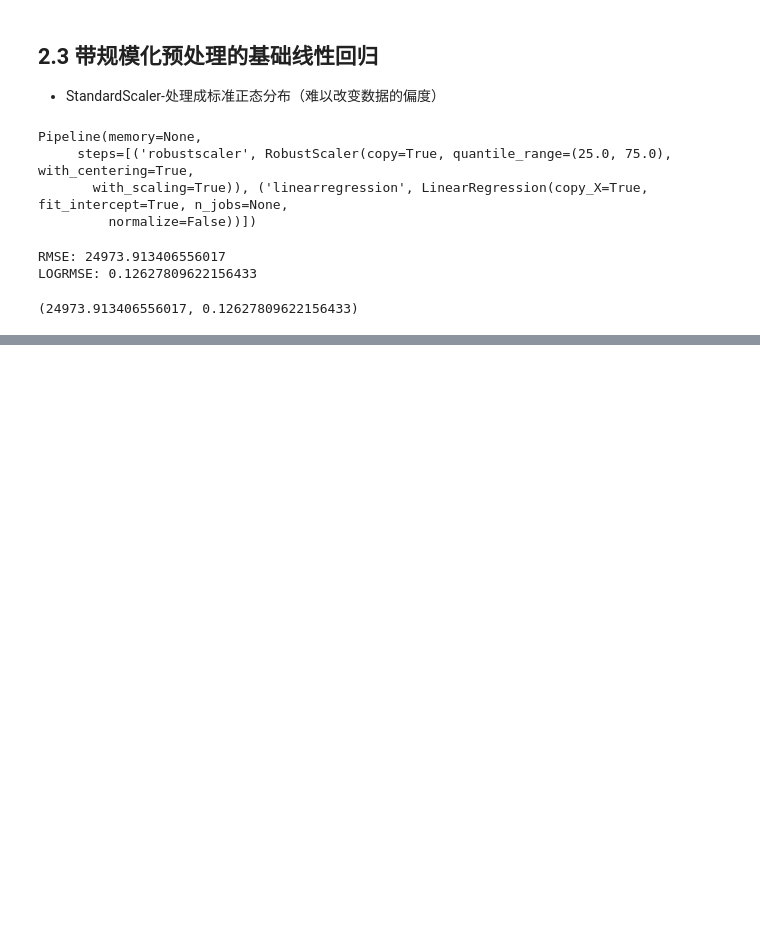
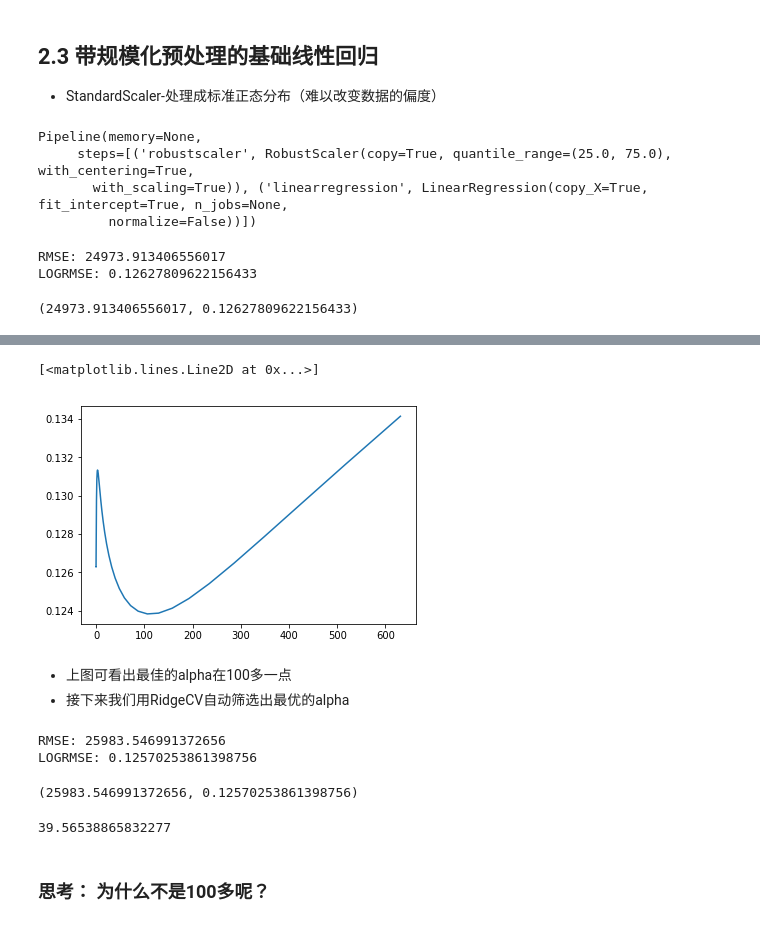
Before and after one commit to zingp/kaggle, a Jupyter notebook: forecast_losa_house_prices/forecast.ipynb, the cells around one changed output, grey strips where cells are left out. Saved outputs shown, nothing was run; the diff lists cells and outputs as text; code cells hidden in the pictures; blank space fills up the shorter version.

```diff
--- a/forecast_losa_house_prices/forecast.ipynb
+++ b/forecast_losa_house_prices/forecast.ipynb
@@ -927,0 +1151,4 @@ LOGRMSE: 0.12627809622156433
+# %%
+auto_scores = []
+for a in n_alphas:
+    auto_scores.append(ridge_train_test(a))
@@ -927,0 +1173,8 @@ LOGRMSE: 0.12627809622156433
+# %%
+plt.plot(n_alphas, auto_scores)
+# %% [output]
+[<matplotlib.lines.Line2D at 0x...>]
+[figure, added]
+# %% [markdown]
+- 上图可看出最佳的alpha在100多一点
+- 接下来我们用RidgeCV自动筛选出最优的alpha
@@ -927,0 +1185,13 @@ LOGRMSE: 0.12627809622156433
+# %%
+benchmark(ridge_model_auto)
+# %% [output]
+RMSE: 25983.546991372656
+LOGRMSE: 0.12570253861398756
+(25983.546991372656, 0.12570253861398756)
+# %%
+# 最佳alpha
+ridge_model_auto.steps[1][1].alpha_
+# %% [output]
+39.56538865832277
+# %% [markdown]
+### 思考： 为什么不是100多呢？
```
Also changed, not shown: parts of 59 cells of this notebook.
